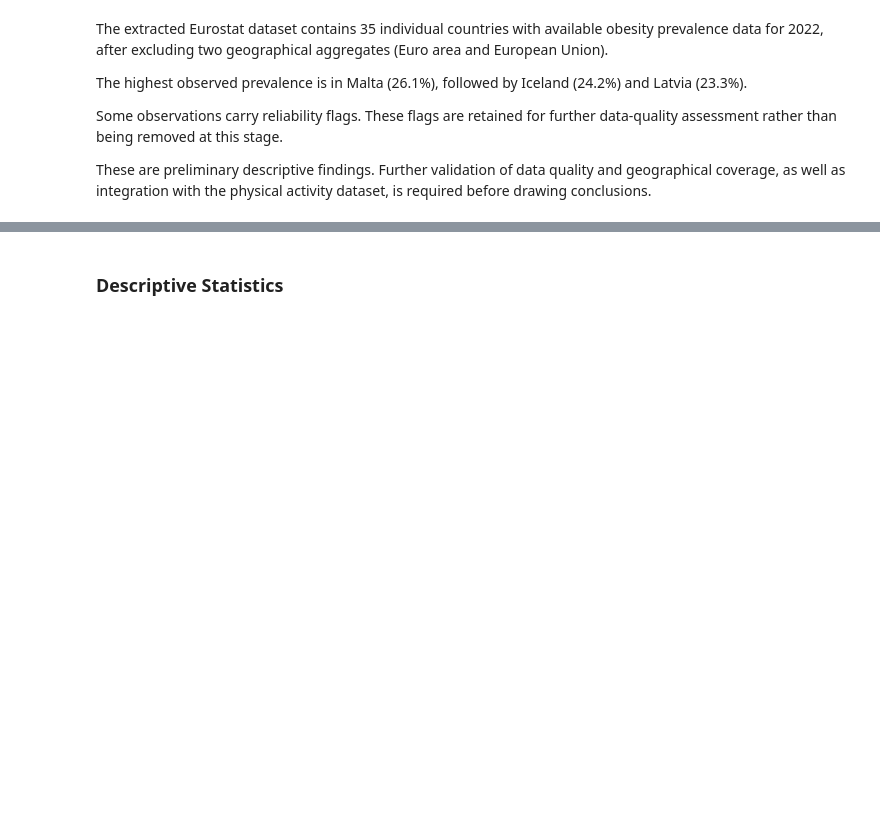
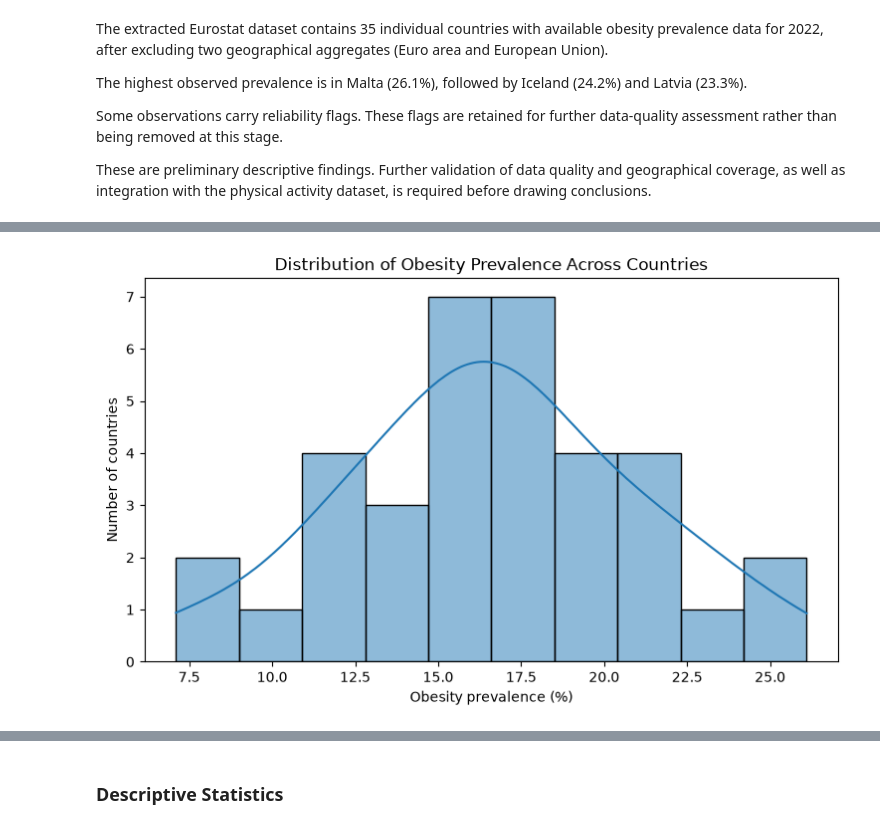
Before and after one commit to Edgybug/european-physical-activity-and-public-health, a Jupyter notebook: notebooks/01_data_exploration.ipynb, the cells around one changed output, grey strips where cells are left out. Drawn from its saved outputs; the diff is of its cells as text; code cells hidden in the pictures; blank space fills up the shorter version.

```diff
--- a/notebooks/01_data_exploration.ipynb
+++ b/notebooks/01_data_exploration.ipynb
@@ -556,9 +625,9 @@ obesity_df["geo"].sort_values().tolist()
 # %%
 # Exclude geographical aggregates
-aggregates = ["EA20", "EU27_2020"]
+obesity_aggregates = ["EA20", "EU27_2020"]
 
 obesity_countries = obesity_df[
-    ~obesity_df["geo"].isin(aggregates)
+    ~obesity_df["geo"].isin(obesity_aggregates)
 ].copy()
 # %%
 obesity_countries.shape
@@ -616,0 +721,17 @@ The absence of a status flag does not indicate a missing observation.
+# %%
+plt.figure(figsize=(9, 5))
+
+sns.histplot(
+    data=obesity_countries,
+    x="obesity_pct",
+    bins=10,
+    kde=True
+)
+
+plt.title("Distribution of Obesity Prevalence Across Countries")
+plt.xlabel("Obesity prevalence (%)")
+plt.ylabel("Number of countries")
+
+plt.show()
+# %% [output]
+[figure, added]
```
Also changed, not shown: parts of 104 cells of this notebook, 1 other file.
